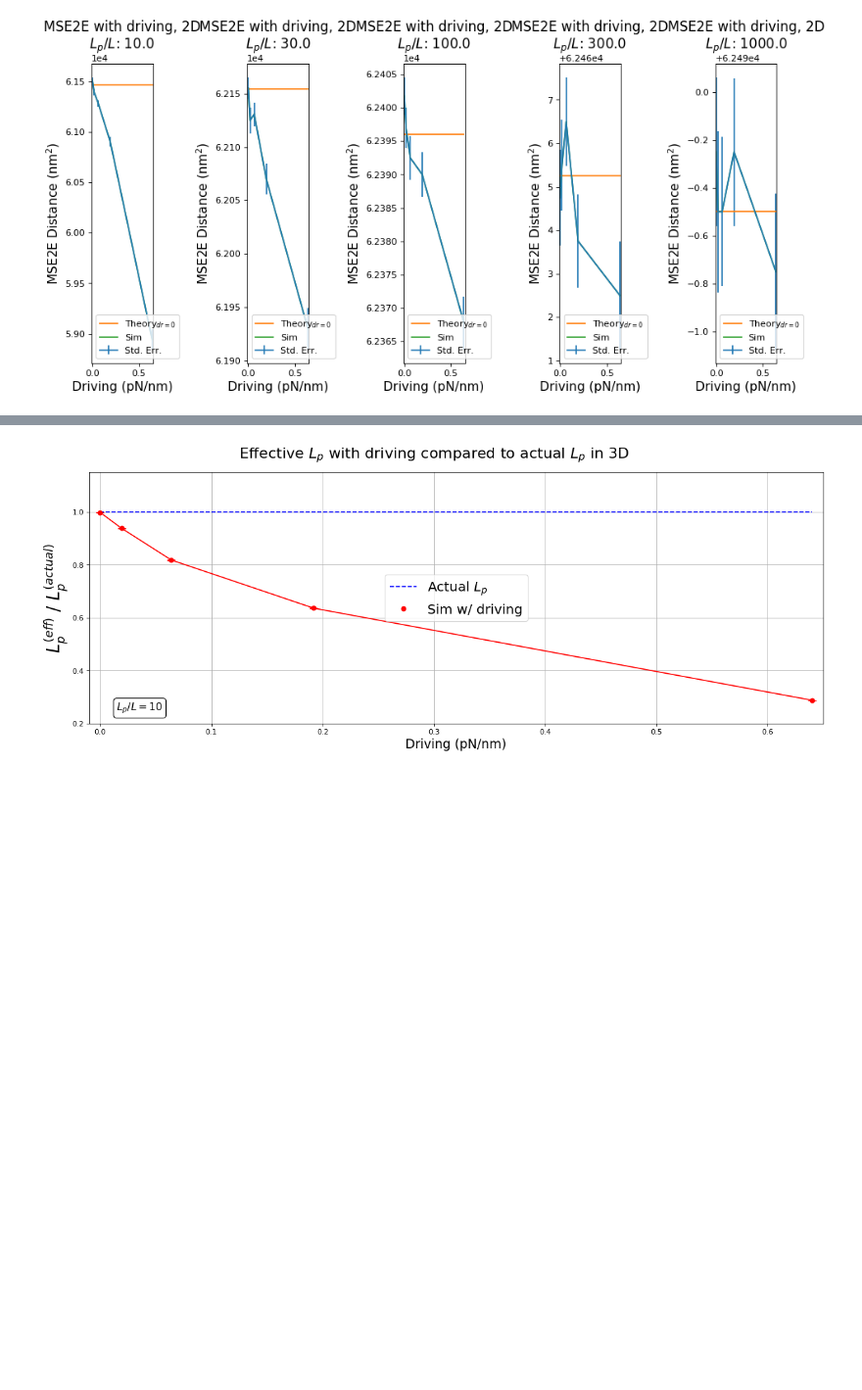
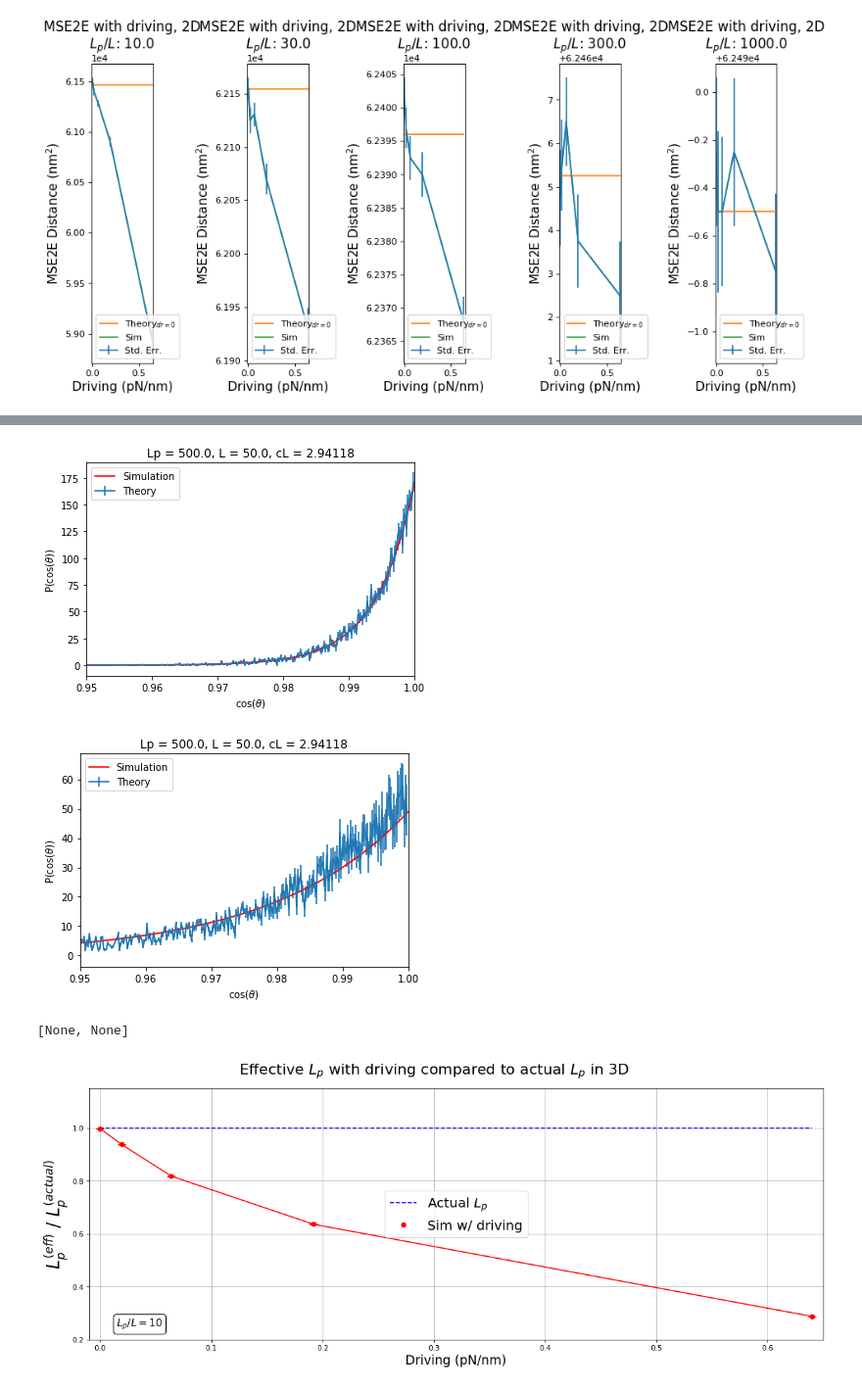
Before and after one commit to jeffmm/simcore, a Jupyter notebook: scripts/MSE2E.ipynb, the cells around one changed output, grey strips where cells are left out. Shown: that part at 98% size. Cells and saved outputs as stored; diff of their text form; code cells hidden in the pictures; blank space fills up the shorter version.

```diff
--- a/scripts/MSE2E.ipynb
+++ b/scripts/MSE2E.ipynb
@@ -11,18 +11,18 @@ def CreateLpDataFrame(dirName):
     assert isinstance(dirName, str), "The 'dirName' argument must be a string!"
     fileNames = [dirName+'/'+i for i in listdir(dirName) if i[-6:] == '.mse2e']
     #df = pd.DataFrame(columns=['length','diameter','child_length','persistence_length','driving','ndim','nsteps','nspec','delta','theory'])
-    df = pd.DataFrame(columns=['n_filaments','length','persistence_length','driving','ndim','theory','mse2e','std_err'])
+    df = pd.DataFrame(columns=['n_filaments','length','child_length','persistence_length','driving','ndim','theory','mse2e','std_err'])
     for filename in fileNames:
         f=open(filename)
         f.readline()
         f.readline()
         line = list(map(float,f.readline().split()))
-        length,perlen,driving,ndim,theory = line[0],line[3],line[4],line[5],line[9]
+        length,childLength,perlen,driving,ndim,theory = line[0],line[2],line[3],line[4],line[5],line[9]
         f.readline()
         line = f.readline().split()
         num,mse2e,stderr = int(line[0]),float(line[1]),float(line[2])
         f.close()
-        temp_df = pd.DataFrame(data={'n_filaments':num,'length':length,'persistence_length':perlen,'driving':driving,'ndim':ndim,'theory':theory,'mse2e':mse2e,'std_err':stderr},index=[1])
+        temp_df = pd.DataFrame(data={'n_filaments':num,'length':length,'child_length':childLength,'persistence_length':perlen,'driving':driving,'ndim':ndim,'theory':theory,'mse2e':mse2e,'std_err':stderr},index=[1])
         df = df.append(temp_df,ignore_index=True)
     return df
 
@@ -30,6 +30,7 @@ def GetRealUnits(df):
     df.loc[:,'length (nm)'] = df['length'].apply(lambda y: y*25.0)
     df.loc[:,'driving (pN/nm)'] = df['driving'].apply(lambda y: y*0.0064)
     df.loc[:,'persistence_length (nm)'] = df['persistence_length'].apply(lambda y: y*25.0)
+    df.loc[:,'child_length (nm)'] = df['child_length'].apply(lambda y: y*25.0)
     df.loc[:,'mse2e (nm^2)'] = df['mse2e'].apply(lambda y: y*25.0)
     df.loc[:,'std_err (nm^2)'] = df['std_err'].apply(lambda y: y*25.0)
     df.loc[:,'theory (nm^2)'] = df['theory'].apply(lambda y: y*25.0)
@@ -106,7 +107,7 @@ def CreatePlotsMaster(master_df):
     for i in master_df.index:
         CreateThetaPlot(master_df.iloc[i])
 
-def CreateThetaPlot(theta_series):
+def CreateThetaPlot(theta_series,laFactor=1):
     """CreateThetaPlot(dataframe) where dataframe is a pandas Series that
     contains the header data for a .theta file (a slice of a theta master dataframe)"""
 
@@ -123,14 +124,14 @@ def CreateThetaPlot(theta_series):
         s *= factor
         df[df.columns[k]+'_err']=err
 
-    plotEvery=1
+    plotEvery=10
     plt.figure()
     plt.errorbar(df.iloc[:,0][::plotEvery],df.iloc[:,1][::plotEvery],yerr=df['theta_12_err'][::plotEvery])
     la = theta_series["persistence_length"]/theta_series["child_length"]
     if la == 0:
         const = 2.0
     else:
-        la=0.288*la
+        la=laFactor*la
         const = 2.0*np.sinh(la)/(la)
     y = lambda x : np.exp(la*x)/const
     x=np.linspace(-1.0,1.0,10000)
@@ -271,3 +285,9 @@ plt.savefig('mse2e_3d.png')
+# %%
+[CreateThetaPlot(thetaDF3d500.iloc[0]),CreateThetaPlot(thetaDF3d500.iloc[4],0.288)]
+# %% [output]
+[figure, added]
+[figure, added]
+[None, None]
 # %%
 grouped=df3d.groupby('persistence_length (nm)')
 fig,ax=plt.subplots(nrows=1,ncols=1,figsize=(15,6),dpi=80,sharey=True)
```
Also changed, not shown: parts of 14 cells of this notebook, 7 other files.
